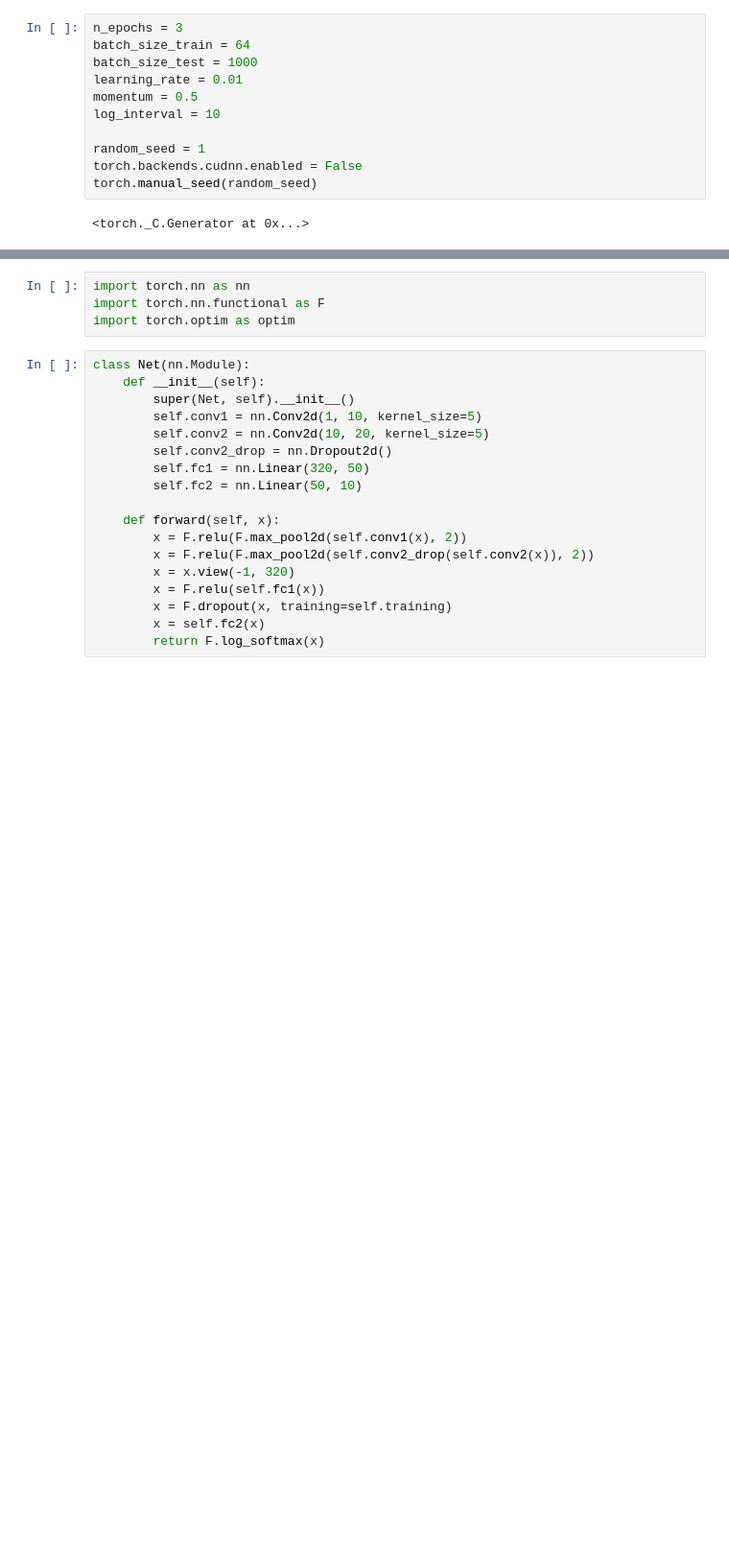
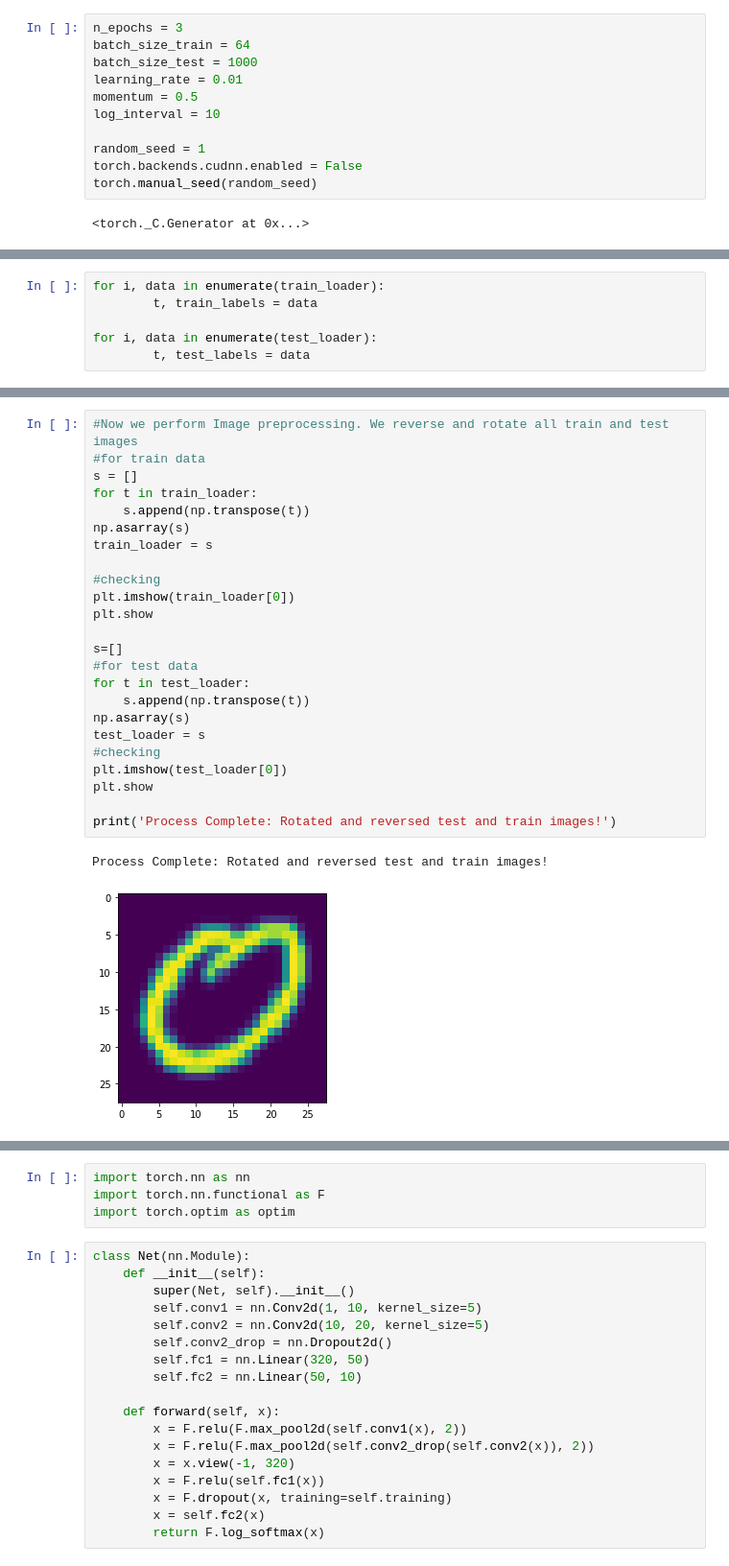
Before and after one commit to ashukin/IvLabs, a Jupyter notebook: EMNIST/MNIST_2.ipynb, the cells around one changed output, grey strips where cells are left out. Shown at 96% size. Saved outputs shown, nothing was run; the diff lists cells and outputs as text; blank space fills up the shorter version.

```diff
--- a/EMNIST/MNIST_2.ipynb
+++ b/EMNIST/MNIST_2.ipynb
@@ -34,0 +41,6 @@ test_loader = torch.utils.data.DataLoader(
+# %%
+for i, data in enumerate(train_loader):
+        t, train_labels = data
+
+for i, data in enumerate(test_loader):
+        t, test_labels = data
@@ -34,0 +107,27 @@ test_loader = torch.utils.data.DataLoader(
+# %%
+#Now we perform Image preprocessing. We reverse and rotate all train and test images
+#for train data
+s = []
+for t in train_loader:
+    s.append(np.transpose(t))
+np.asarray(s)
+train_loader = s
+
+#checking
+plt.imshow(train_loader[0])
+plt.show
+
+s=[]
+#for test data
+for t in test_loader:
+    s.append(np.transpose(t))
+np.asarray(s)
+test_loader = s
+#checking
+plt.imshow(test_loader[0])
+plt.show
+
+print('Process Complete: Rotated and reversed test and train images!')
+# %% [output]
+Process Complete: Rotated and reversed test and train images!
+[figure, added]
```
Also changed, not shown: parts of 14 cells of this notebook.
